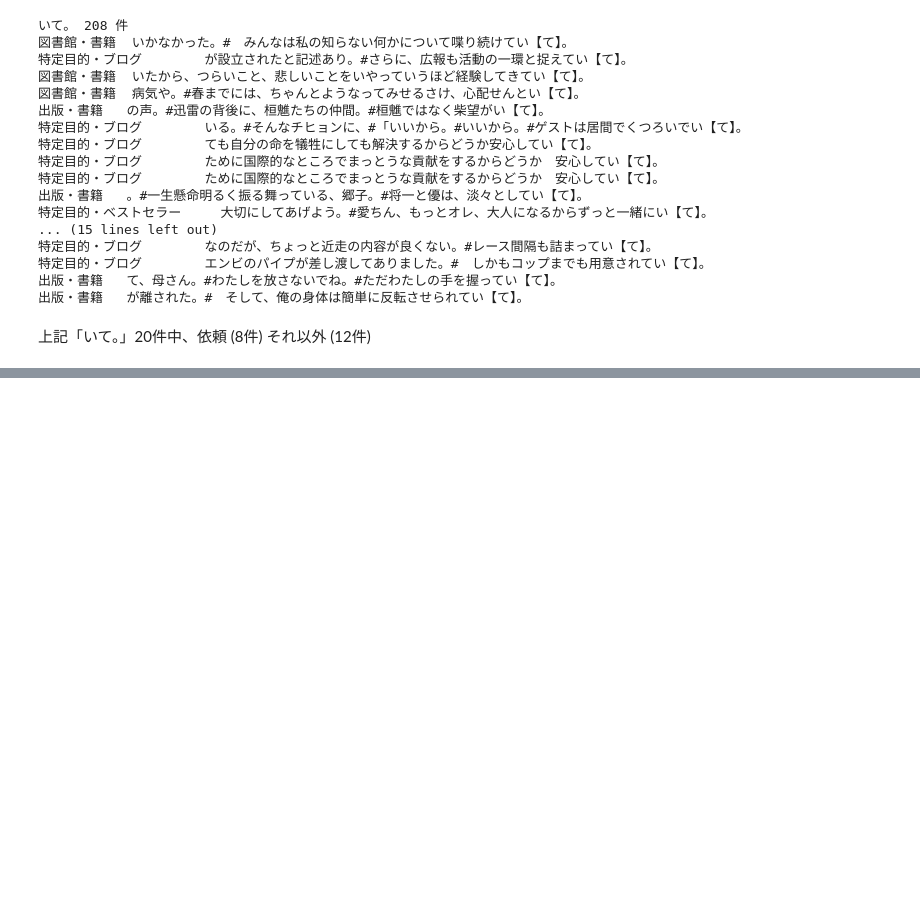
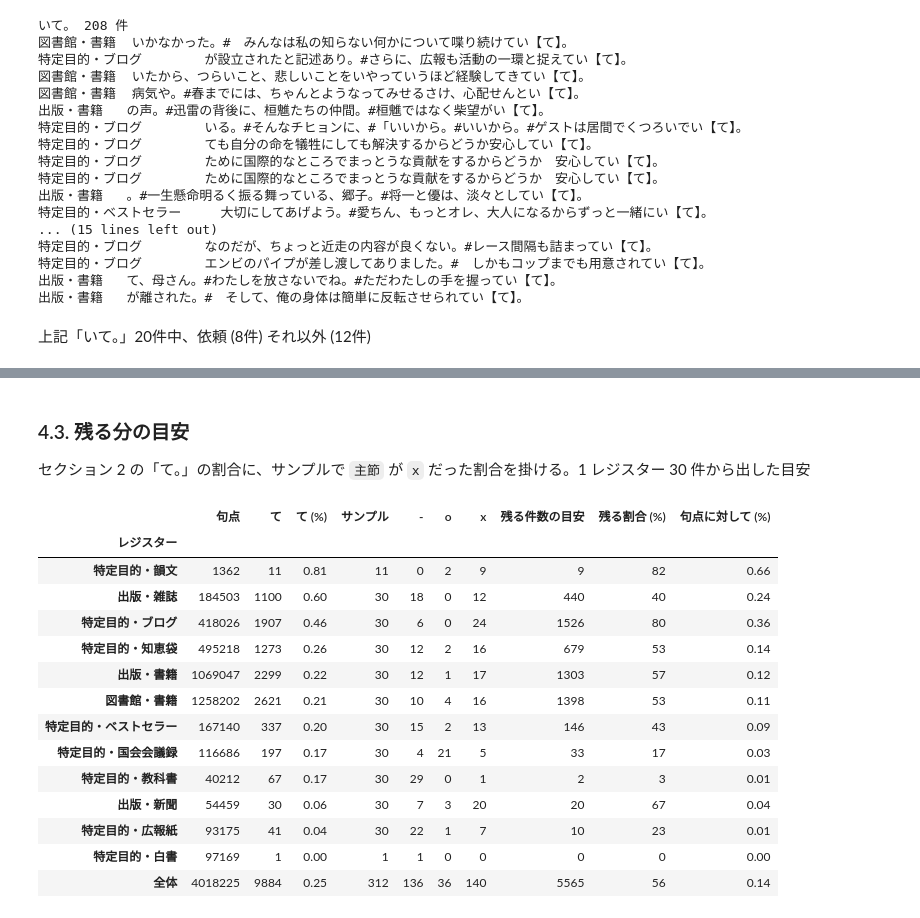
Before and after one commit to piijey/mini-projects, a Jupyter notebook: bccwj/notebooks/20261007_te_bccwj1.ipynb, the cells around one changed output, grey strips where cells are left out. Drawn from its saved outputs; the diff is of its cells as text; code cells hidden in the pictures; blank space fills up the shorter version.

```diff
--- a/bccwj/notebooks/20261007_te_bccwj1.ipynb
+++ b/bccwj/notebooks/20261007_te_bccwj1.ipynb
@@ -432,0 +769,45 @@ show_examples("い")
+# %% [markdown]
+### 4.3. 残る分の目安
+
+セクション 2 の「て。」の割合に、サンプルで `主節` が `x` だった割合を掛ける。1 レジスター 30 件から出した目安
+# %%
+# 「て。」の割合 (セクション 2) に、サンプルで主節が x だった割合を掛けて、残る分の目安を出す
+df_mine = pd.read_excel("../data/annotated/bccwj1_te_001-030.xlsx", sheet_name="て", dtype=str).fillna("")
+count_main_all = pd.crosstab(df_mine["レジスター"], df_mine["主節"])
+
+estimate = pd.DataFrame({"句点": count_kuten, "て": count_register["て"]})
+estimate["サンプル"] = count_main_all.sum(axis=1)
+estimate = estimate.dropna()  # サンプルのないレジスター (法律) は除く
+estimate[["-", "o", "x"]] = count_main_all[["-", "o", "x"]]
+estimate["残る件数の目安"] = estimate["て"] * estimate["x"] / estimate["サンプル"]
+
+# 全体: レジスターごとの件数を足す (残る分は、レジスターの件数で重み付けしたことになる)
+estimate.loc["全体"] = estimate.sum()
+estimate.loc["全体", "句点"] = count_kuten.sum()  # 法律の句点も含める
+
+estimate["て (%)"] = estimate["て"] / estimate["句点"] * 100
+estimate["残る割合 (%)"] = estimate["残る件数の目安"] / estimate["て"] * 100
+estimate["句点に対して (%)"] = estimate["残る件数の目安"] / estimate["句点"] * 100
+
+columns = ["句点", "て", "て (%)", "サンプル", "-", "o", "x", "残る件数の目安", "残る割合 (%)", "句点に対して (%)"]
+table = estimate[columns].round({"残る件数の目安": 0, "て (%)": 2, "残る割合 (%)": 0, "句点に対して (%)": 2}).astype(
+    {"句点": int, "て": int, "サンプル": int, "-": int, "o": int, "x": int, "残る件数の目安": int, "残る割合 (%)": int}
+)
+# 「て。」の割合が高い順に並べて、全体はいちばん下に置く
+pd.concat([table.drop("全体").sort_values("て (%)", ascending=False), table.loc[["全体"]]])
+# %% [output]
+|  | 句点 | て | て (%) | サンプル | - | o | x | 残る件数の目安 | 残る割合 (%) | 句点に対して (%) |
+| レジスター |  |  |  |  |  |  |  |  |  |  |
+| 特定目的・韻文 | 1362 | 11 | 0.81 | 11 | 0 | 2 | 9 | 9 | 82 | 0.66 |
+| 出版・雑誌 | 184503 | 1100 | 0.60 | 30 | 18 | 0 | 12 | 440 | 40 | 0.24 |
+| 特定目的・ブログ | 418026 | 1907 | 0.46 | 30 | 6 | 0 | 24 | 1526 | 80 | 0.36 |
+| 特定目的・知恵袋 | 495218 | 1273 | 0.26 | 30 | 12 | 2 | 16 | 679 | 53 | 0.14 |
+| 出版・書籍 | 1069047 | 2299 | 0.22 | 30 | 12 | 1 | 17 | 1303 | 57 | 0.12 |
+| 図書館・書籍 | 1258202 | 2621 | 0.21 | 30 | 10 | 4 | 16 | 1398 | 53 | 0.11 |
+| 特定目的・ベストセラー | 167140 | 337 | 0.20 | 30 | 15 | 2 | 13 | 146 | 43 | 0.09 |
+| 特定目的・国会会議録 | 116686 | 197 | 0.17 | 30 | 4 | 21 | 5 | 33 | 17 | 0.03 |
+| 特定目的・教科書 | 40212 | 67 | 0.17 | 30 | 29 | 0 | 1 | 2 | 3 | 0.01 |
+| 出版・新聞 | 54459 | 30 | 0.06 | 30 | 7 | 3 | 20 | 20 | 67 | 0.04 |
+| 特定目的・広報紙 | 93175 | 41 | 0.04 | 30 | 22 | 1 | 7 | 10 | 23 | 0.01 |
+| 特定目的・白書 | 97169 | 1 | 0.00 | 1 | 1 | 0 | 0 | 0 | 0 | 0.00 |
+| 全体 | 4018225 | 9884 | 0.25 | 312 | 136 | 36 | 140 | 5565 | 56 | 0.14 |
```
Also changed, not shown: parts of 21 cells of this notebook, 4 other files.
